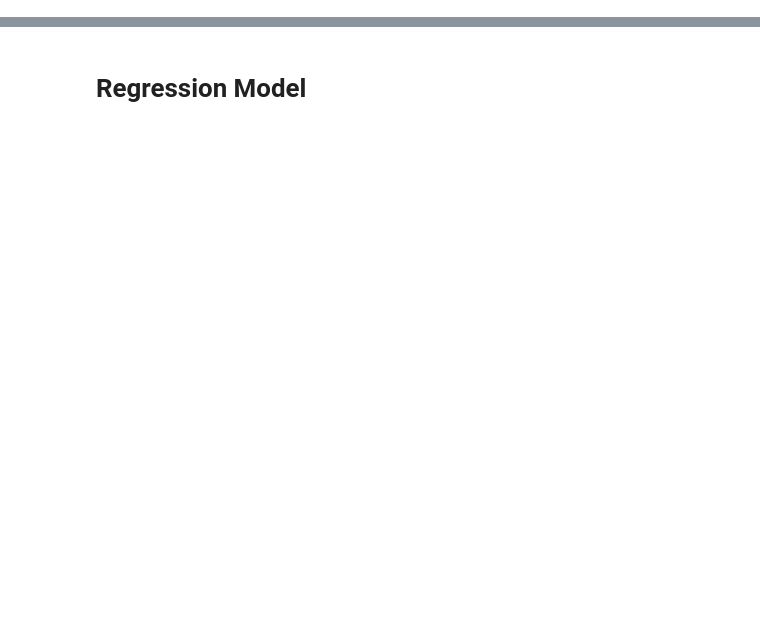
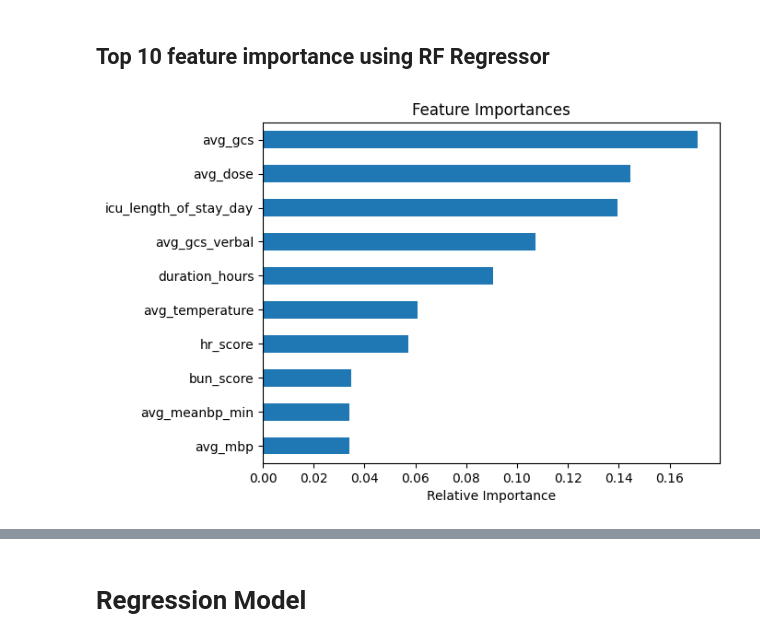
Before and after one commit to xuqianyi/SPH5104, a Jupyter notebook: causal_inference.ipynb, the cells around one changed output, grey strips where cells are left out. Cells and saved outputs as stored; diff of their text form; code cells hidden in the pictures; blank space fills up the shorter version.

```diff
--- a/causal_inference.ipynb
+++ b/causal_inference.ipynb
@@ -46,0 +89,3 @@ memory usage: 935.5+ KB
+# %%
+# Convert 'gender' to a numeric format
+data['gender'] = data['gender'].map({'M': 1, 'F': 0})
@@ -46,0 +190,29 @@ memory usage: 935.5+ KB
+# %%
+# Implementing a basic version of Forward Selection
+# Start with no variables and add them one by one
+selected_features = []
+current_score, best_new_score = 0.0, 0.0
+
+while True:
+    scores_with_candidates = []
+    for feature in X_train.columns:
+        if feature not in selected_features:
+            X_train_selected = X_train[selected_features + [feature]]
+            X_test_selected = X_test[selected_features + [feature]]
+            rf_classifier = RandomForestClassifier(n_estimators=100, random_state=42)
+            rf_classifier.fit(X_train_selected, y_train)
+            y_pred = rf_classifier.predict(X_test_selected)
+            score = accuracy_score(y_test, y_pred)
+            scores_with_candidates.append((score, feature))
+            print(f'score:{score} candidate:{feature}')
+
+    scores_with_candidates.sort(reverse=True)
+    best_new_score, best_candidate = scores_with_candidates[0]
+
+    if best_new_score > current_score:
+        selected_features.append(best_candidate)
+        current_score = best_new_score
+    else:
+        break  # Exit loop if no improvement
+
+selected_features
@@ -46,0 +238,2 @@ memory usage: 935.5+ KB
+# %% [markdown]
+## Top 10 feature importance using RF Regressor
@@ -46,0 +247,8 @@ memory usage: 935.5+ KB
+# %%
+feat_importances = pd.Series(RF.feature_importances_, index=X_train.columns)
+feat_importances.nlargest(10).sort_values().plot(kind = 'barh')
+plt.title('Feature Importances')
+plt.xlabel('Relative Importance')
+plt.show()
+# %% [output]
+[figure, added]
```
Also changed, not shown: parts of 24 cells of this notebook, 1 other file.
